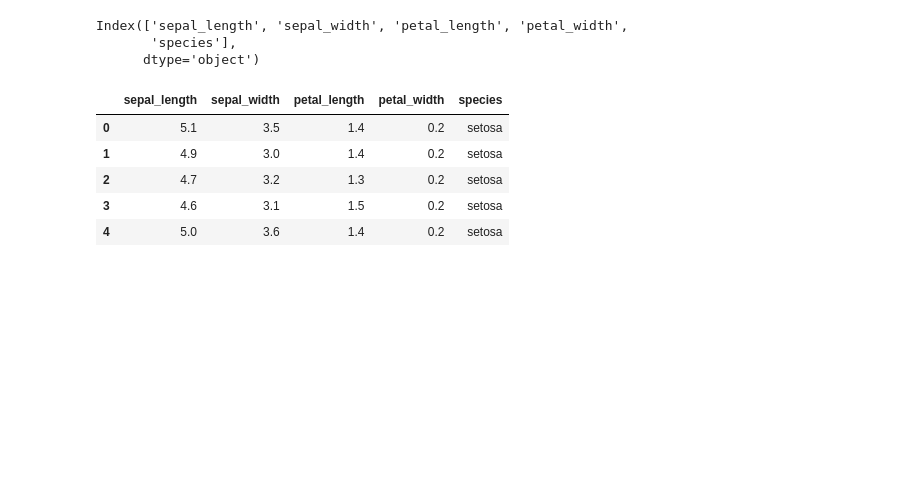
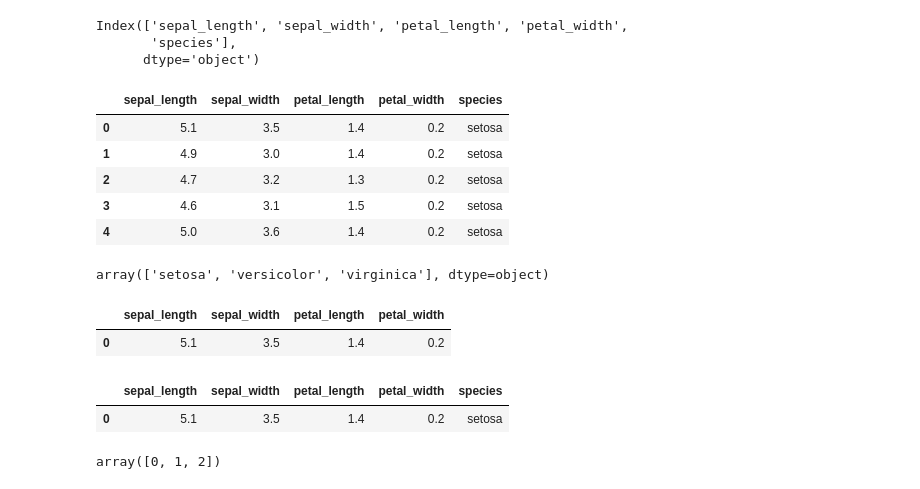
Before and after one commit to rakshume/Machine-Learning, a Jupyter notebook: KNN_k_nearest_neibhour/iris.ipynb, the cells around one changed output. Drawn from its saved outputs; the diff is of its cells as text; code cells hidden in the pictures; blank space fills up the shorter version.

```diff
--- a/KNN_k_nearest_neibhour/iris.ipynb
+++ b/KNN_k_nearest_neibhour/iris.ipynb
@@ -111,3 +111,7 @@ df.head()
 | 2 | 4.7 | 3.2 | 1.3 | 0.2 | setosa |
 | 3 | 4.6 | 3.1 | 1.5 | 0.2 | setosa |
 | 4 | 5.0 | 3.6 | 1.4 | 0.2 | setosa |
+# %%
+df['species'].unique()
+# %% [output]
+array(['setosa', 'versicolor', 'virginica'], dtype=object)
@@ -113,0 +120,10 @@ df.head()
+# %%
+ddf.head(1)
+# %% [output]
+|  | sepal_length | sepal_width | petal_length | petal_width |
+| 0 | 5.1 | 3.5 | 1.4 | 0.2 |
+# %%
+df.head(1)
+# %% [output]
+|  | sepal_length | sepal_width | petal_length | petal_width | species |
+| 0 | 5.1 | 3.5 | 1.4 | 0.2 | setosa |
@@ -114,3 +132,7 @@ df.head()
+# %%
+df['species'].unique()
+# %% [output]
+array([0, 1, 2])
 # %%
 for col in df.columns:
     print(col)
```
Also changed, not shown: parts of 15 cells of this notebook, 10 other files.
